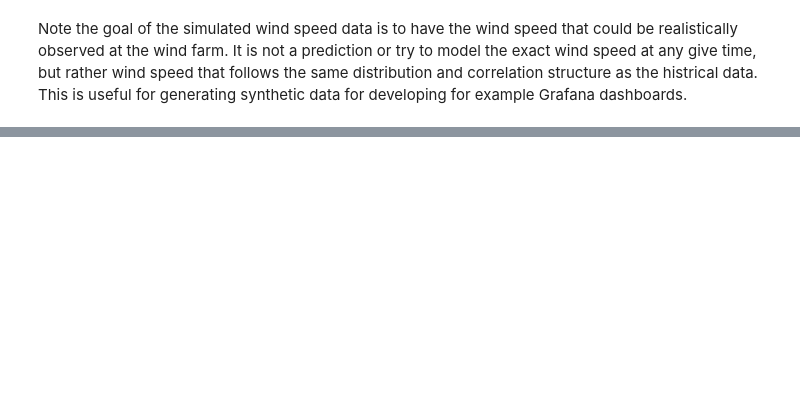
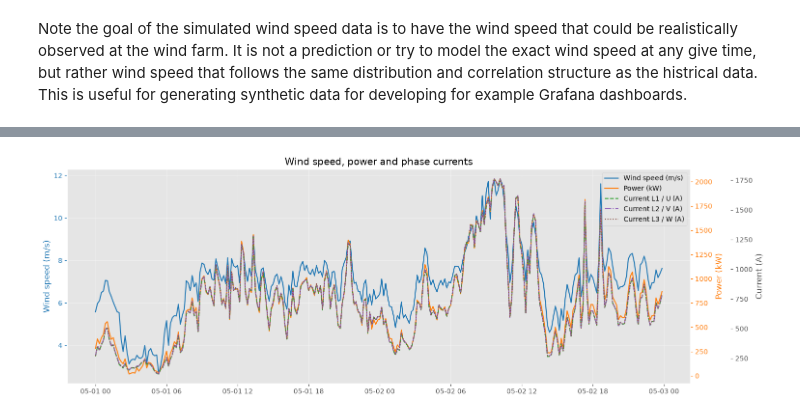
Before and after one commit to doctrino/meditatio, a Jupyter notebook: statistics/simulation.ipynb, the cells around one changed output, grey strips where cells are left out. Cells and saved outputs as stored; diff of their text form; code cells hidden in the pictures; blank space fills up the shorter version.

```diff
--- a/statistics/simulation.ipynb
+++ b/statistics/simulation.ipynb
@@ -218,0 +223,2 @@ Note the goal of the simulated wind speed data is to have the wind speed that co
+# %%
+df = pd.read_parquet("kelmarsh_3_2016_01_01_to_2016_07_01.parquet")
@@ -218,0 +261,43 @@ Note the goal of the simulated wind speed data is to have the wind speed that co
+# %%
+plot_df = df.loc["2016-05-01":"2016-05-02", :]
+
+fig, ax_ws = plt.subplots(figsize=(15, 5), constrained_layout=True)
+
+ax_pw = ax_ws.twinx()
+ax_cur = ax_ws.twinx()
+
+# Offset the third y-axis outward so it does not overlap with the second
+ax_cur.spines['right'].set_position(('outward', 60))
+
+# Distinct colors and line styles for each series
+ws_color = 'tab:blue'
+pw_color = 'tab:orange'
+current_styles = [
+    ('Current L1 / U (A)', 'tab:green',  '--'),
+    ('Current L2 / V (A)', 'tab:purple', '-.'),
+    ('Current L3 / W (A)', 'tab:brown',  ':'),
+]
+
+l_ws, = ax_ws.plot(plot_df.index, plot_df['Wind speed (m/s)'], color=ws_color, linestyle='-', label='Wind speed (m/s)')
+l_pw, = ax_pw.plot(plot_df.index, plot_df['Power (kW)'], color=pw_color, linestyle='-', label='Power (kW)')
+current_lines = [
+    ax_cur.plot(plot_df.index, plot_df[c], color=color, linestyle=ls, label=c)[0]
+    for c, color, ls in current_styles
+]
+
+ax_ws.set_ylabel('Wind speed (m/s)', color=ws_color)
+ax_pw.set_ylabel('Power (kW)', color=pw_color)
+ax_cur.set_ylabel('Current (A)')
+
+ax_ws.tick_params(axis='y', colors=ws_color)
+ax_pw.tick_params(axis='y', colors=pw_color)
+
+# Keep grid only on the primary axis to reduce clutter
+ax_pw.grid(False)
+ax_cur.grid(False)
+
+lines = [l_ws, l_pw, *current_lines]
+ax_ws.legend(lines, [l.get_label() for l in lines], loc='upper right')
+ax_ws.set_title('Wind speed, power and phase currents', color='black');
+# %% [output]
+[figure, added]
```
Also changed, not shown: parts of 10 cells of this notebook, 1 other file.
